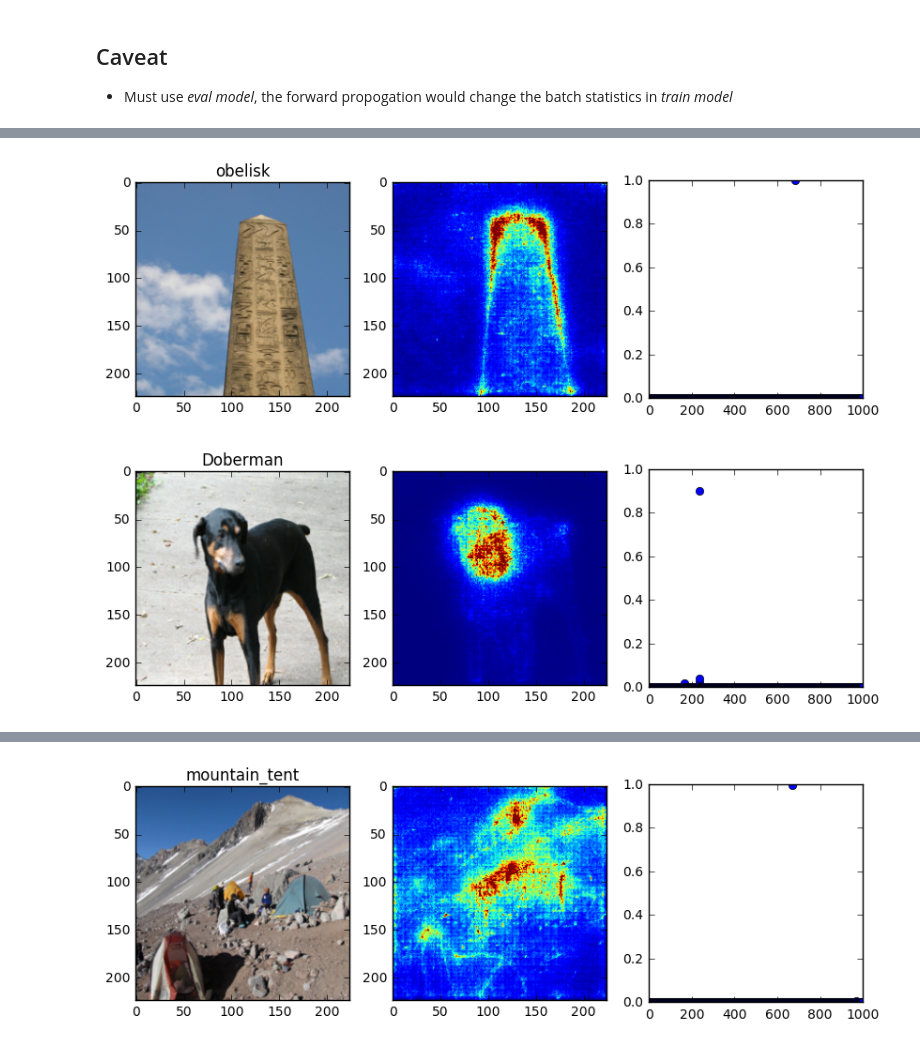
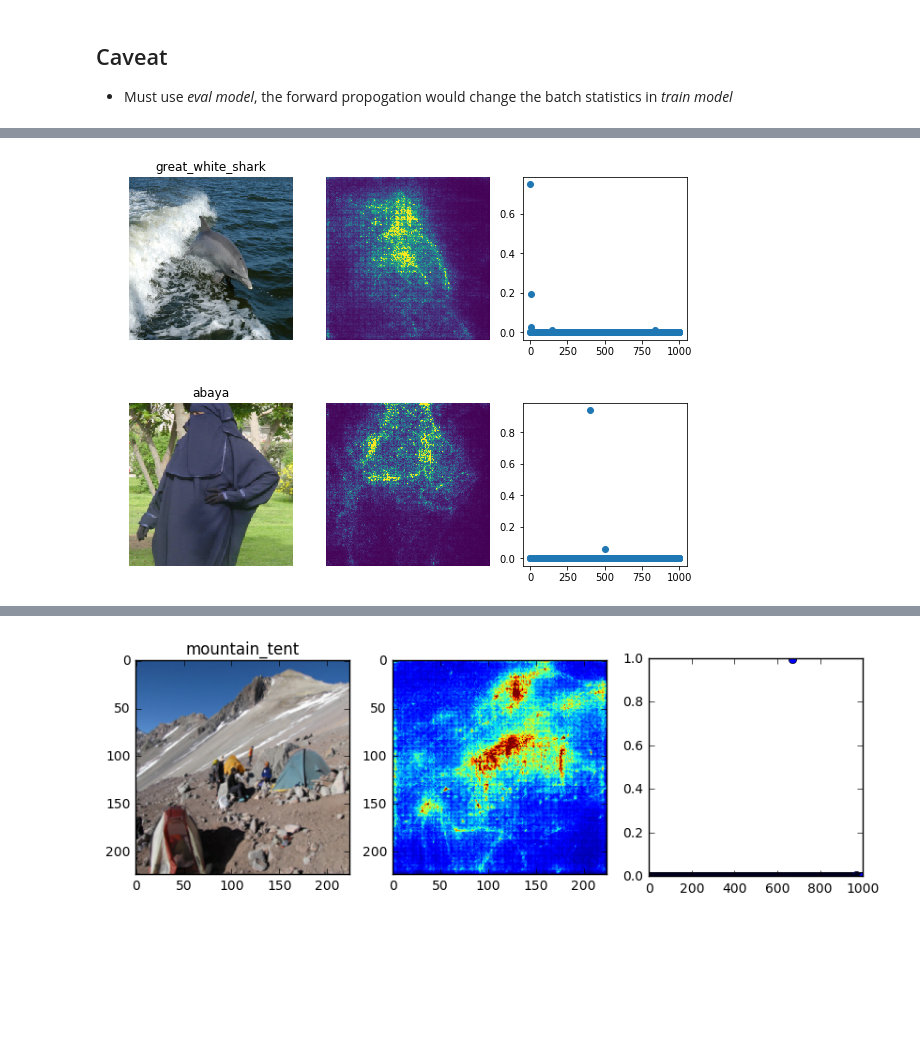
Before and after one commit to leiwu0308/SmoothGrad, a Jupyter notebook: main.ipynb, the cells around one changed output, grey strips where cells are left out. Drawn from its saved outputs; the diff is of its cells as text; code cells hidden in the pictures; blank space fills up the shorter version.

```diff
--- a/main.ipynb
+++ b/main.ipynb
@@ -57,8 +57,7 @@ class VallinaSaliency(Saliency):
         self.model.eval()
         self.model.zero_grad()
         x = Variable(img.unsqueeze(0).cuda(),requires_grad=True)
-        y = self.model(x)
-        p = F.softmax(y)
+        p = self.model(x)
         if pred_label is None:
             _,pred_label = torch.max(p,1)
             pred_label = pred_label.data
@@ -71,11 +98,11 @@ class VallinaSaliency(Saliency):
 ## Helper function
 # %%
 def PIL2tensor(img):
-    img = img.resize((224,224),Image.BILINEAR)
-    img = np.asarray(img,dtype=np.float32)/255
-    img = (img - mean)/std
-    img = torch.from_numpy(img.transpose([2,0,1])).float()
-    return img
+    img0 = img.resize((224,224),Image.BILINEAR)
+    img0 = np.asarray(img0,dtype=np.float32)/255
+    img0 = (img0 - mean)/std
+    img0 = torch.from_numpy(img0.transpose([2,0,1])).float()
+    return img0
 
 def infer(model,img0):
     model.eval()
@@ -86,6 +113,13 @@ def infer(model,img0):
     p = model(img).data
     p = p.squeeze().cpu().numpy()
     return p
+
+def imshow(img,title=None):
+    img_ = img.numpy().transpose([1,2,0]) * std + mean
+    plt.imshow(img_)
+    if title is not None:
+        plt.title(title)
+    plt.axis('off')
 
 def visualize_image_gray_scale(img3d,percentile=99):
     if str(type(img3d)).find('torch')!= -1:
@@ -107,13 +141,13 @@ def test_image(model,img,smooth=False,nsamples=20,stddev=0.15):
         mask3d = saliency.getSmoothMask(img,nsamples=nsamples,stddev=stddev)
     mask2d = visualize_image_gray_scale(mask3d,percentile=99)
 
-    prob = nn.Sequential(model,nn.Softmax()).cuda()
-    prob_pred = infer(prob,img)
+    prob_pred = infer(model,img)
     label = prob_pred.argmax()
 
     plt.figure(figsize=(10,3));
-    plt.subplot(1,3,1); imshow(img,classes[label]);
-    plt.subplot(1,3,2); plt.imshow(mask2d);
+    plt.subplot(1,3,1); imshow(img,classes[label])
+    plt.subplot(1,3,2); plt.imshow(mask2d); plt.axis('off')
     plt.subplot(1,3,3); plt.plot(prob_pred,'o');
 # %%
-model = models.resnet50(pretrained=True).cuda()
+model = models.resnet50(pretrained=True)
+model = nn.Sequential(model,nn.Softmax()).cuda()
@@ -123,12 +178,11 @@ model = models.resnet50(pretrained=True).cuda()
+# %%
+
+test_image(model,img,smooth=True,nsamples=50,stddev=0.2)
+# %% [output]
+[figure, added]
 # %%
-img = Image.open('./images/obelisk.png')
+img = Image.open('./images/5.png')
 img = PIL2tensor(img)
-test_image(model,img,smooth=True,nsamples=50,stddev=0.2)
+test_image(model,img,smooth=True,nsamples=10,stddev=0.2)
 # %% [output]
-[figure, old version]
+[figure, new version]
-# %%
-img = Image.open('./images/doberman.png')
-img = PIL2tensor(img)
-test_image(model,img,smooth=True,nsamples=50,stddev=0.2)
-# %% [output]
-[figure, removed]
```
Also changed, not shown: parts of 5 cells of this notebook, 4 other files.
